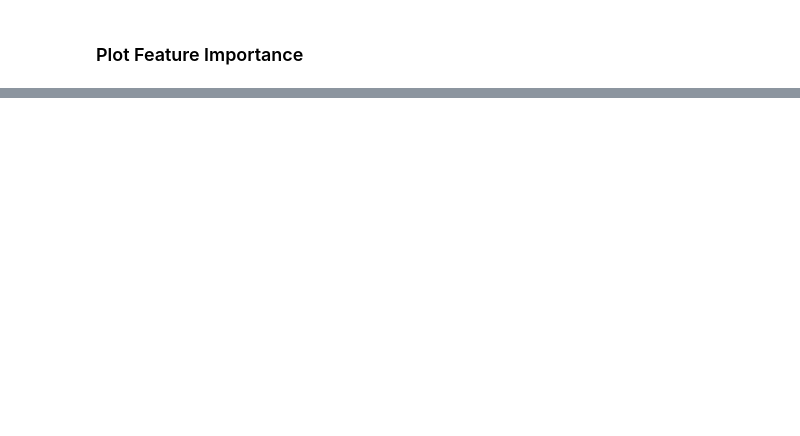
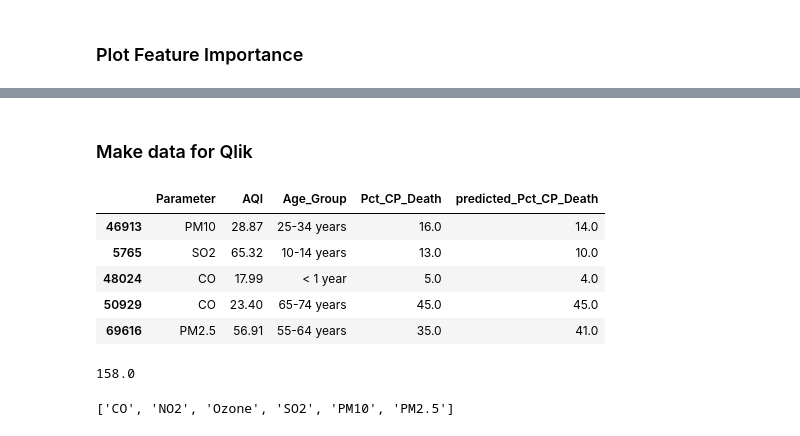
Before and after one commit to schnappv/CSE_6242_Project, a Jupyter notebook: notebooks/RFR_using_functions.ipynb, the cells around one changed output, grey strips where cells are left out. Cells and saved outputs as stored; diff of their text form; code cells hidden in the pictures; blank space fills up the shorter version.

```diff
--- a/notebooks/RFR_using_functions.ipynb
+++ b/notebooks/RFR_using_functions.ipynb
@@ -147,0 +164,16 @@ plt.show()
+# %% [markdown]
+### Make data for Qlik
+# %%
+deploy_df = pred_df[["Parameter", "AQI", "Age_Group", "Pct_CP_Death", "predicted_Pct_CP_Death"]]
+deploy_df.head()
+# %% [output]
+|  | Parameter | AQI | Age_Group | Pct_CP_Death | predicted_Pct_CP_Death |
+| 46913 | PM10 | 28.87 | 25-34 years | 16.0 | 14.0 |
+| 5765 | SO2 | 65.32 | 10-14 years | 13.0 | 10.0 |
+| 48024 | CO | 17.99 | < 1 year | 5.0 | 4.0 |
+| 50929 | CO | 23.40 | 65-74 years | 45.0 | 45.0 |
+| 69616 | PM2.5 | 56.91 | 55-64 years | 35.0 | 41.0 |
+# %%
+np.ceil(df.AQI.max())
+# %% [output]
+158.0
@@ -147,0 +183,5 @@ plt.show()
+# %%
+param_list = df.Parameter.unique().tolist()
+param_list
+# %% [output]
+['CO', 'NO2', 'Ozone', 'SO2', 'PM10', 'PM2.5']
```
Also changed, not shown: parts of 19 cells of this notebook, 1 other file.
